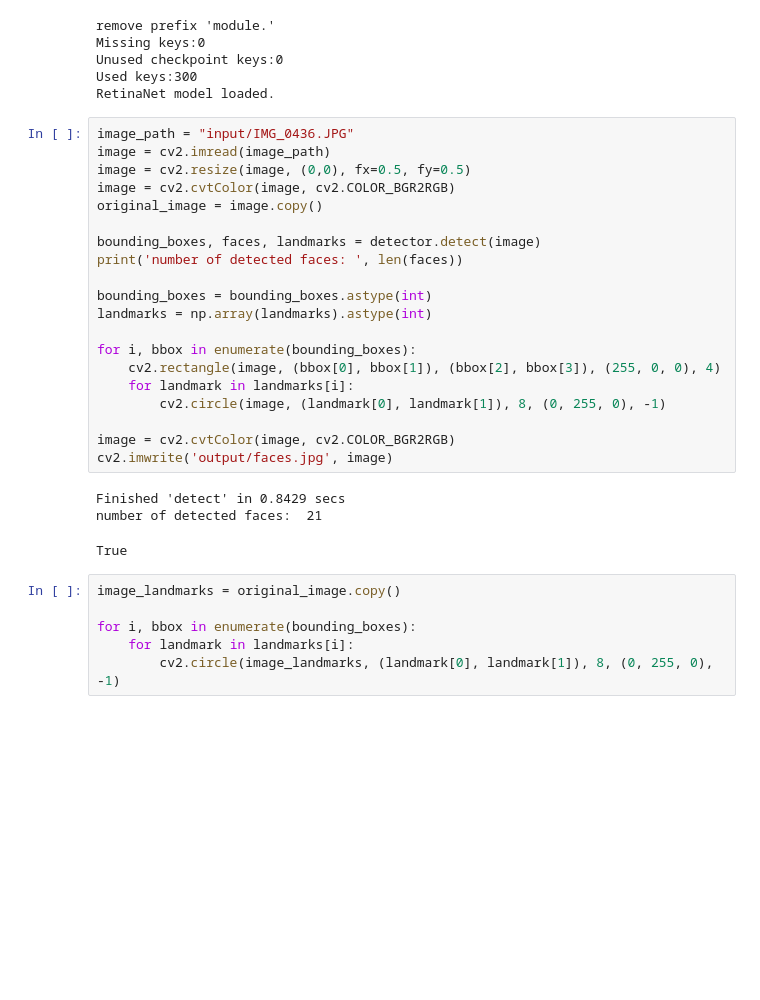
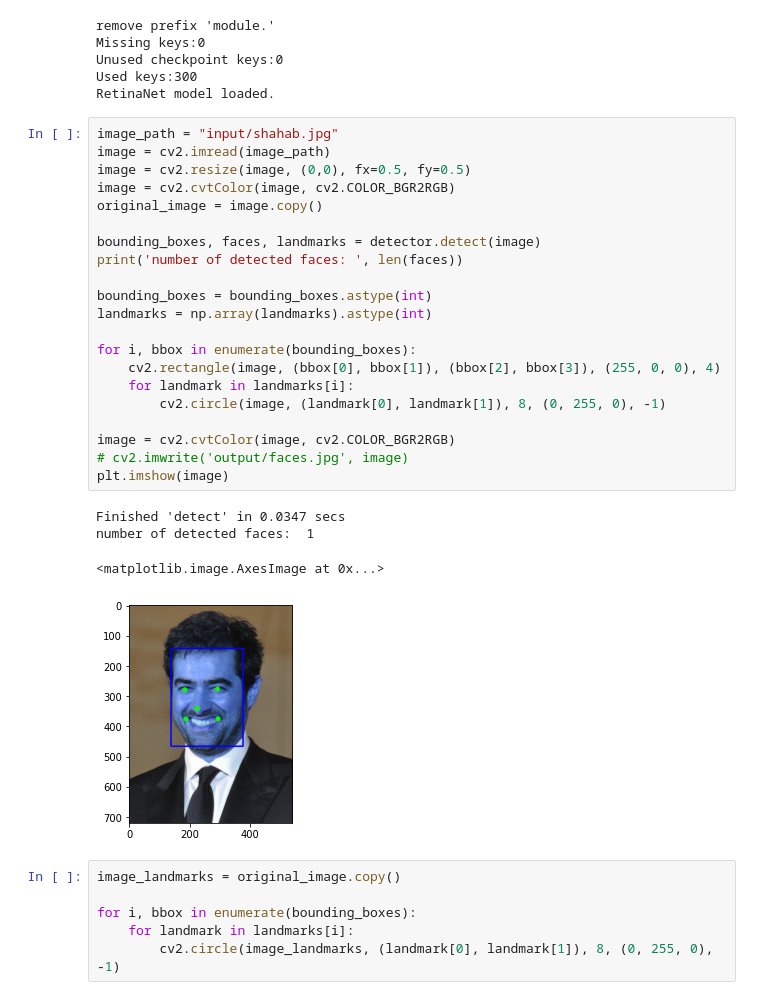
Before and after one commit to SajjadAemmi/Face-Recognition, a Jupyter notebook: Detection.ipynb, the cells around one changed output. Saved outputs shown, nothing was run; the diff lists cells and outputs as text; blank space fills up the shorter version.

```diff
--- a/Detection.ipynb
+++ b/Detection.ipynb
@@ -20,29 +20,31 @@ Unused checkpoint keys:0
 Used keys:300
 RetinaNet model loaded.
 # %%
-image_path = "input/IMG_0436.JPG"
+image_path = "input/shahab.jpg"
 image = cv2.imread(image_path)
 image = cv2.resize(image, (0,0), fx=0.5, fy=0.5)
 image = cv2.cvtColor(image, cv2.COLOR_BGR2RGB)
 original_image = image.copy()
 
 bounding_boxes, faces, landmarks = detector.detect(image)
 print('number of detected faces: ', len(faces))
 
 bounding_boxes = bounding_boxes.astype(int)
 landmarks = np.array(landmarks).astype(int)
 
 for i, bbox in enumerate(bounding_boxes):
     cv2.rectangle(image, (bbox[0], bbox[1]), (bbox[2], bbox[3]), (255, 0, 0), 4)
     for landmark in landmarks[i]:
         cv2.circle(image, (landmark[0], landmark[1]), 8, (0, 255, 0), -1)
 
 image = cv2.cvtColor(image, cv2.COLOR_BGR2RGB)
-cv2.imwrite('output/faces.jpg', image)
+# cv2.imwrite('output/faces.jpg', image)
+plt.imshow(image)
 # %% [output]
-Finished 'detect' in 0.8429 secs
-number of detected faces:  21
+Finished 'detect' in 0.0347 secs
+number of detected faces:  1
-True
+<matplotlib.image.AxesImage at 0x...>
+[figure, added]
 # %%
 image_landmarks = original_image.copy()
 
```
Also changed, not shown: 2 other files.
